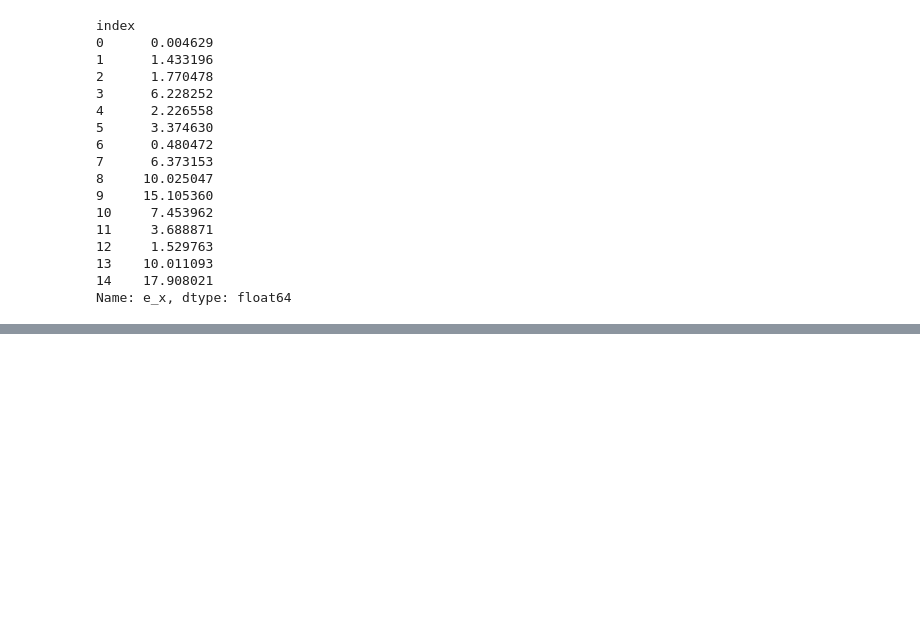
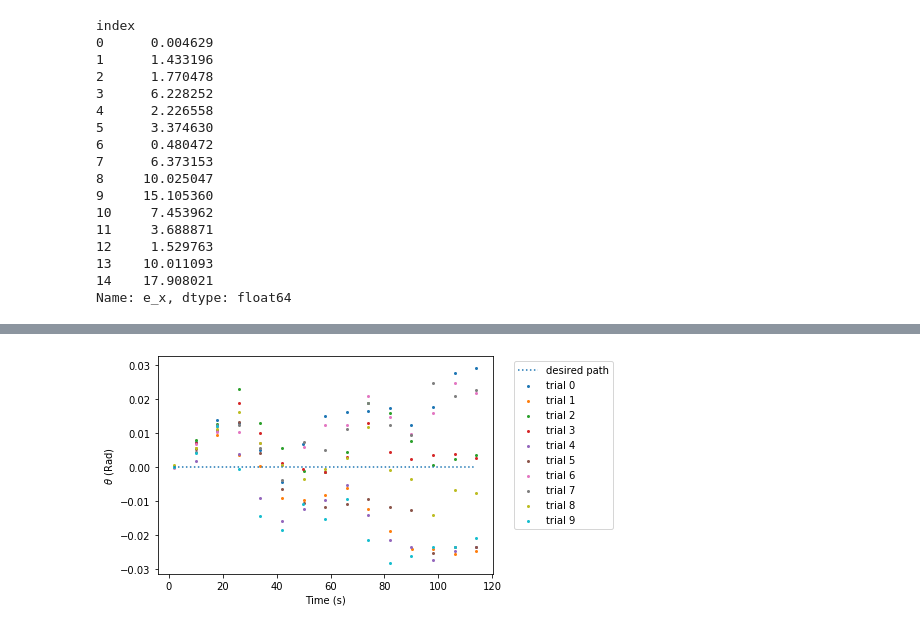
Before and after one commit to dyerbm/OmniWheel, a Jupyter notebook: 3WD-Omniwheel/VICON Data/Data_Processing_Enviro.ipynb, the cells around one changed output, grey strips where cells are left out. Saved outputs shown, nothing was run; the diff lists cells and outputs as text; code cells hidden in the pictures; blank space fills up the shorter version.

Commit message:
Added theta graph

```diff
--- a/3WD-Omniwheel/VICON Data/Data_Processing_Enviro.ipynb
+++ b/3WD-Omniwheel/VICON Data/Data_Processing_Enviro.ipynb
@@ -286,0 +179,12 @@ B d  5  6
+# %%
+ax = plt.subplot(1,1,1)
+ax.plot(multiframe.loc['trial0']['globaltime'], multiframe.loc['trial0']['theta_d'],':', label='desired path')
+for i in range(10):
+    ax.scatter(multiframe.loc['trial'+str(i)]['globaltime'], multiframe.loc['trial'+str(i)]['theta_r'],s=4, label='trial '+str(i))
+ax.legend(bbox_to_anchor=(1.05, 1), loc='upper left')
+plt.xlabel('Time (s)')
+plt.ylabel(r'$\theta$ (Rad)')
+plt.savefig('test.png',dpi=300)
+plt.show()
+# %% [output]
+[figure, added]
```
Also changed, not shown: parts of 8 cells of this notebook, 1 other file.
